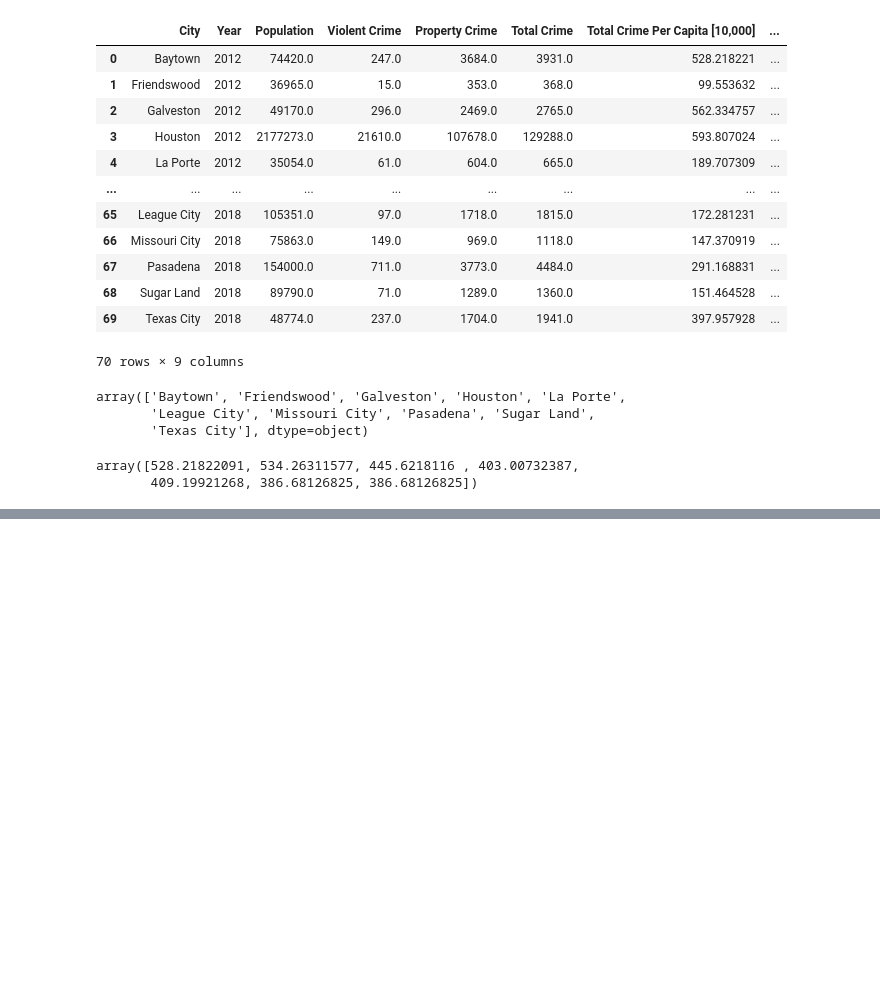
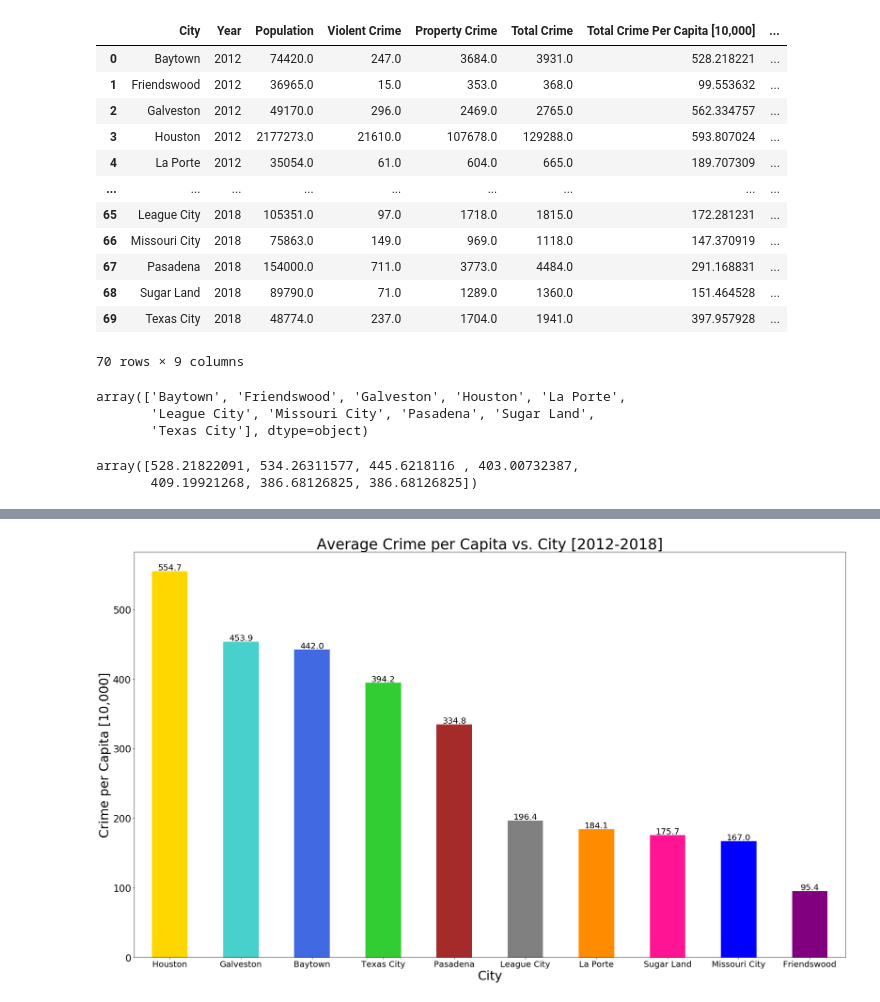
Before and after one commit to andresocorro/project_1, a Jupyter notebook: src_files/CrimeData.ipynb, the cells around one changed output, grey strips where cells are left out. Saved outputs shown, nothing was run; the diff lists cells and outputs as text; code cells hidden in the pictures; blank space fills up the shorter version.

```diff
--- a/src_files/CrimeData.ipynb
+++ b/src_files/CrimeData.ipynb
@@ -263,18 +263,37 @@ geo_crime_df
 | 8 | Missouri City | 167.026029 | 16.989058 | 150.036971 | blue |
 | 9 | Friendswood | 95.356650 | 6.371622 | 88.985028 | purple |
 # %%
-# # Plot total crime per city over 2012-2018 period
-# plt.figure(figsize =(25,15))
+# Set index as cities to graph with Pandas
+geo_crime_df = geo_crime_df.set_index('City')
 
-# plt.bar(x=geo_crime_df['City'], height=geo_crime_df['Total Crime Per Capita [10,000]'], color = geo_crime_df['Color'] , alpha=.8, align='center')
 
-# plt.xlabel("City", fontsize=30)
-# plt.ylabel("Crime per Capita [10,000]", fontsize=30)
-# plt.title("Average Crime per Capita in Cities [2012-2018]", fontsize=35)
-# plt.xticks(fontsize=20)
-# plt.yticks(fontsize=20)
-# plt.tight_layout()
+# Plot total crime per city over 2012-2018 period
+plt.figure(figsize =(25,15))
+ax = geo_crime_df['Total Crime Per Capita [10,000]'].plot(kind='bar', color =geo_crime_df['Color'], figsize=(25,15), rot=0)
 
-# test_drawing = os.path.join("..",'Images','Crime_Bar.png')
-# plt.savefig(test_drawing)
+for rect in ax.patches:
+    # Find where everything is located
+    height = rect.get_height()
+    width = rect.get_width()
+    x = rect.get_x()
+    y = rect.get_y()
+
+    # The width of the bar is the data value and can used as the label
+    label_text = f'{round(height,1)}'  # f'{height:.2f}' if you have decimal values as labels
+
+    label_x = x + width / 2
+    label_y = y + height + 5
+    ax.text(label_x, label_y, label_text, ha='center', va='center', fontsize=20)
+
+plt.xlabel("City", fontsize=30)
+plt.ylabel("Crime per Capita [10,000]", fontsize=30)
+plt.title("Average Crime per Capita vs. City [2012-2018]", fontsize=35)
+plt.xticks(fontsize=20)
+plt.yticks(fontsize=23)
+plt.tight_layout()
+
+crime_bar = os.path.join("..",'Images','Crime_Bar.png')
+plt.savefig(crime_bar)
+# %% [output]
+[figure, added]
 # %%
```
Also changed, not shown: parts of 3 cells of this notebook, 3 other files.
